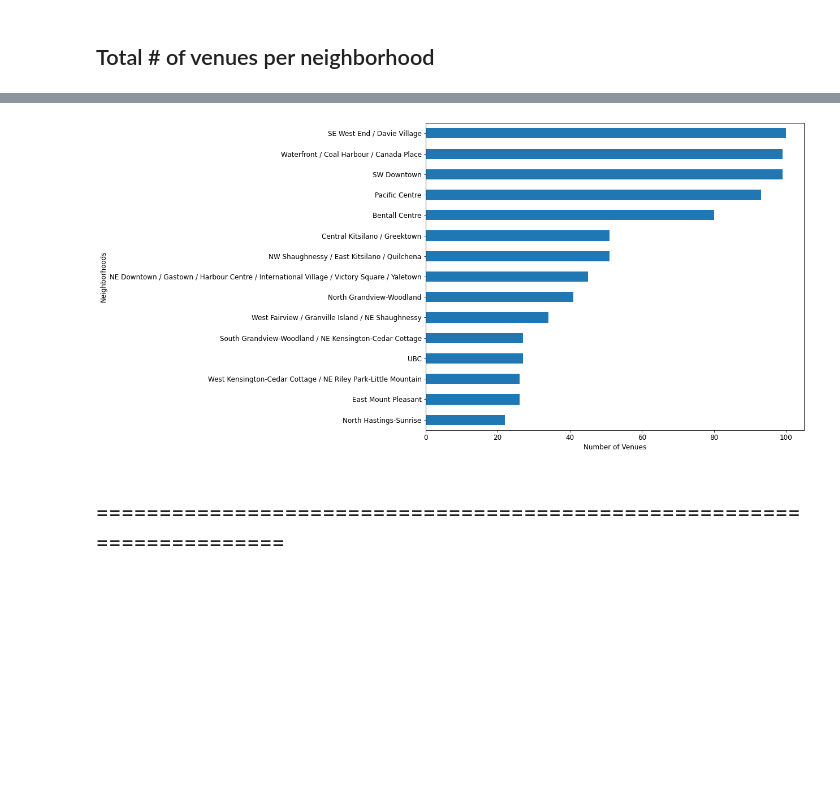
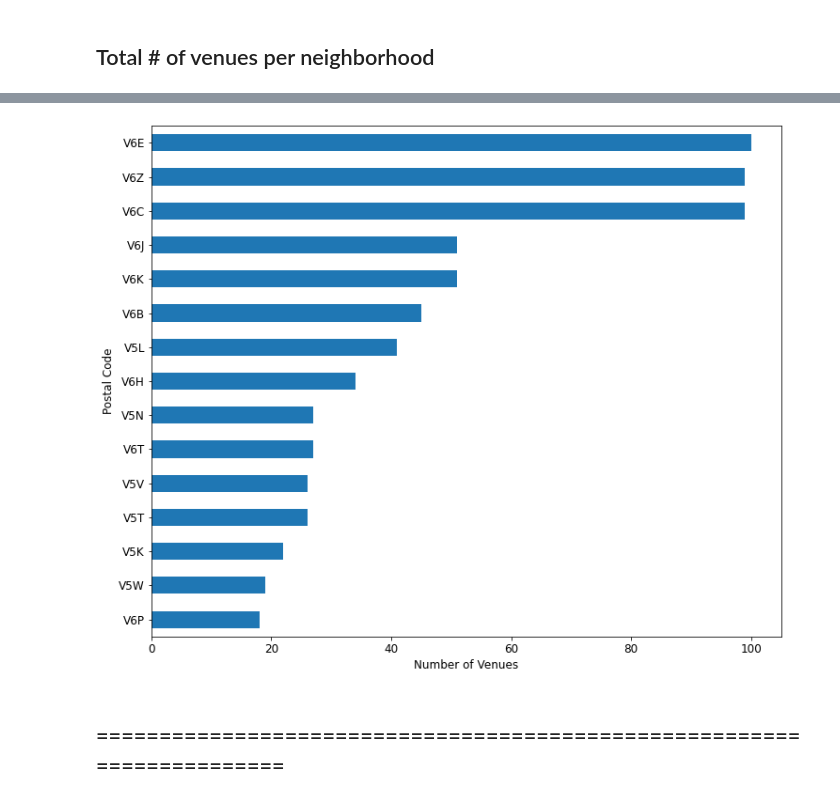
Before and after one commit to dprossi/Capstone_Project_IBM_Data_Science, a Jupyter notebook: Applied_Data_Science_Capstone_Project_Vancouver.ipynb, the cells around one changed output, grey strips where cells are left out. Drawn from its saved outputs; the diff is of its cells as text; code cells hidden in the pictures; blank space fills up the shorter version.

```diff
--- a/Applied_Data_Science_Capstone_Project_Vancouver.ipynb
+++ b/Applied_Data_Science_Capstone_Project_Vancouver.ipynb
@@ -449,9 +472,9 @@ def getNearbyVenues(names, latitudes, longitudes, radius=500):
 # %%
 # if this cell fails with ~ KeyError 'Groups'
 # create client secret on foursquare site and replace it in code above
-vancouver_venues = getNearbyVenues(names=df6['neighborhood'],
-                                   latitudes=df6['latitude'],
-                                   longitudes=df6['longitude']
+vancouver_venues = getNearbyVenues(names=df7['neighborhood'],
+                                   latitudes=df7['latitude'],
+                                   longitudes=df7['longitude']
                                   )
 # %% [output]
 North Hastings-Sunrise
@@ -521,6 +564,7 @@ df_venue_grouped_1 = df_venue_grouped.rename(columns = {'venue': 'total_venues'}
 df_venue_grouped_2 = df_venue_grouped_1.sort_values('total_venues').tail(15)
 df_venue_grouped_2.reset_index(drop=True, inplace=True)
 df_venue_grouped_3 = df_venue_grouped_2.sort_values('total_venues', ascending=False)
+df_venue_grouped_3.reset_index(drop=True, inplace=True)
 df_venue_grouped_3
 # %% [output]
 |  | neighborhood | total_venues |
@@ -541,0 +586,4 @@ df_venue_grouped_3
+# %%
+# add postal code column
+df_venue_grouped_3.insert(0, "postal_code", ['V6E', 'V6Z', 'V6C', 'V6J', 'V6K', 'V6B', 'V5L', 'V6H', 'V5N', 'V6T', 'V5V', 'V5T', 'V5K', 'V5W', 'V6P'], True)
+df_venue_grouped_3
@@ -541,0 +607,3 @@ df_venue_grouped_3
+# %%
+df_venue_grouped_3.reset_index(drop=True, inplace=True)
+df_venue_grouped_3
@@ -542,13 +627,14 @@ df_venue_grouped_3
 # %%
 import matplotlib.pyplot as plt
-ax = df_venue_grouped_2.plot.barh(x='neighborhood', y='total_venues', figsize=(12,10), legend=False)
+ax = df_venue_grouped_3.plot.barh(x='postal_code', y='total_venues', figsize=(12,10), legend=False)
 plt.xticks(fontsize=12)
 plt.yticks(fontsize=12)
 plt.xlabel('Number of Venues', fontsize=12)
-plt.ylabel('Neighborhoods', fontsize=12)
+plt.ylabel('Postal Code', fontsize=12)
+plt.gca().invert_yaxis()
 plt.show()
 # %% [output]
-[figure, old version]
+[figure, new version]
 # %% [markdown]
 ## =======================================================================
 # %% [markdown]
```
Also changed, not shown: parts of 19 cells of this notebook.
